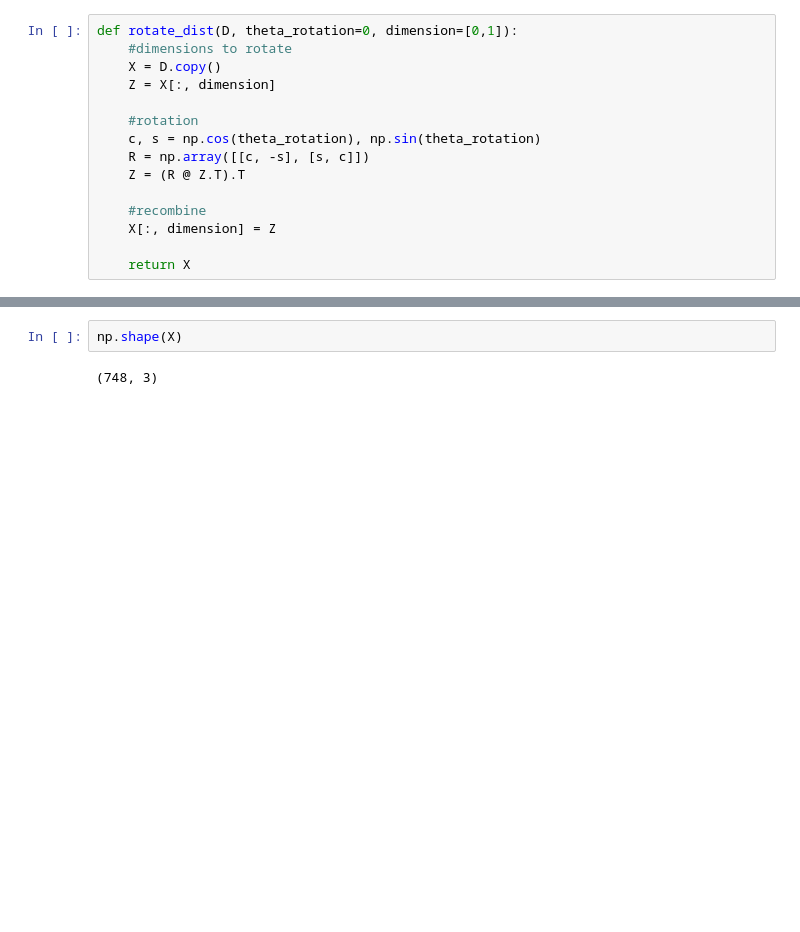
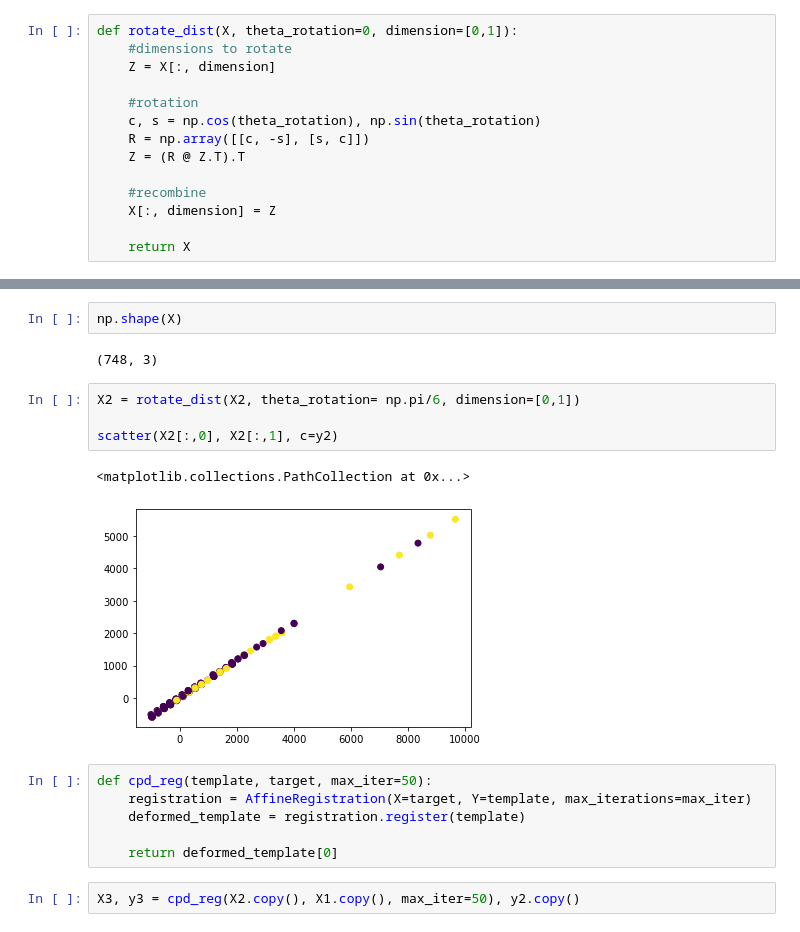
Before and after one commit to williamrxu/ndd-workspace, a Jupyter notebook: cpd_experiment_cc18.ipynb, the cells around one changed output, grey strips where cells are left out. Drawn from its saved outputs; the diff is of its cells as text; blank space fills up the shorter version.

```diff
--- a/cpd_experiment_cc18.ipynb
+++ b/cpd_experiment_cc18.ipynb
@@ -74,9 +88,8 @@ scatter(X[:,1], X[:,2], c=target)
 # %% [markdown]
 # Functions
 # %%
-def rotate_dist(D, theta_rotation=0, dimension=[0,1]):
+def rotate_dist(X, theta_rotation=0, dimension=[0,1]):
     #dimensions to rotate
-    X = D.copy()
     Z = X[:, dimension]
 
     #rotation
@@ -123,3 +136,18 @@ scatter(X2[:,1], X2[:,2], c=y2)
 np.shape(X)
 # %% [output]
 (748, 3)
+# %%
+X2 = rotate_dist(X2, theta_rotation= np.pi/6, dimension=[0,1])
+
+scatter(X2[:,0], X2[:,1], c=y2)
+# %% [output]
+<matplotlib.collections.PathCollection at 0x...>
+[figure, added]
+# %%
+def cpd_reg(template, target, max_iter=50):
+    registration = AffineRegistration(X=target, Y=template, max_iterations=max_iter)
+    deformed_template = registration.register(template)
+
+    return deformed_template[0]
+# %%
+X3, y3 = cpd_reg(X2.copy(), X1.copy(), max_iter=50), y2.copy()
```
Also changed, not shown: parts of 5 cells of this notebook.
